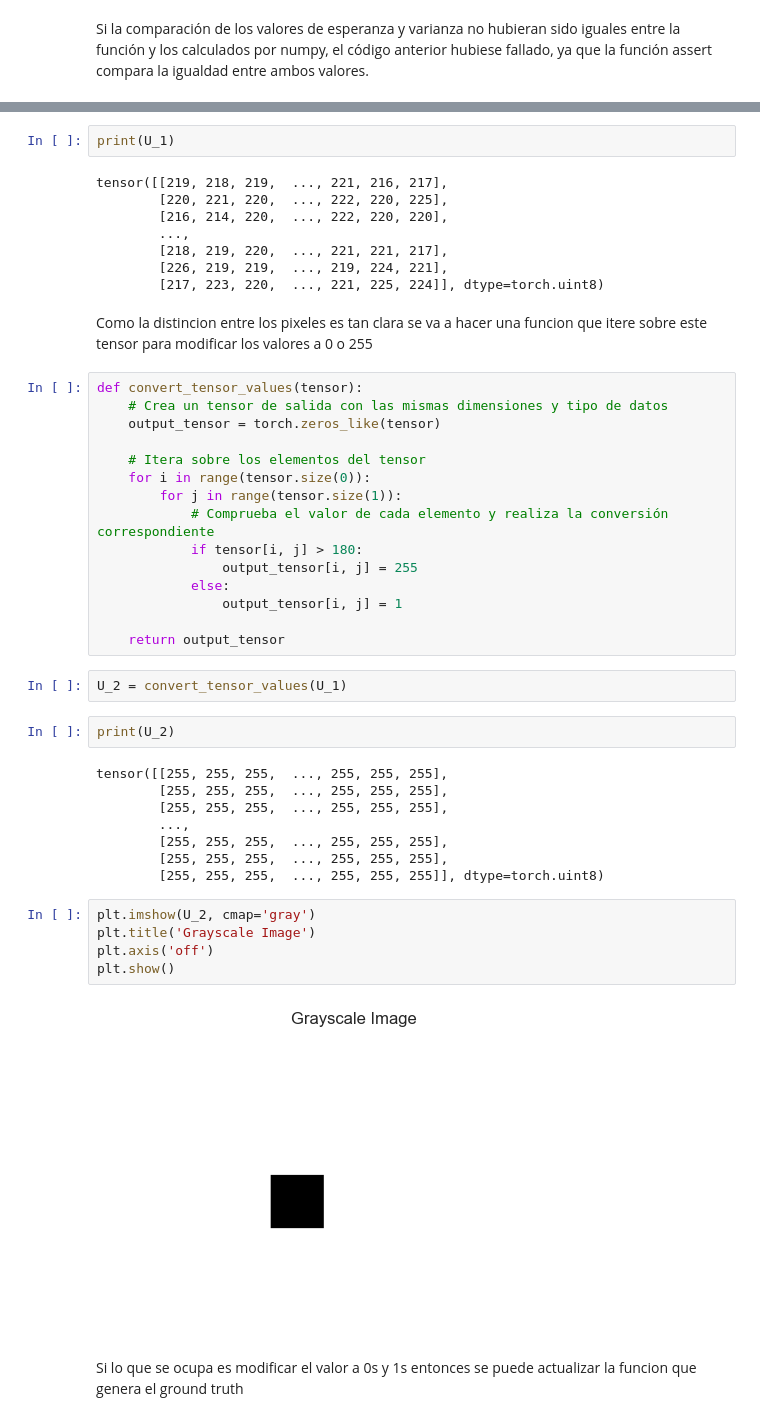
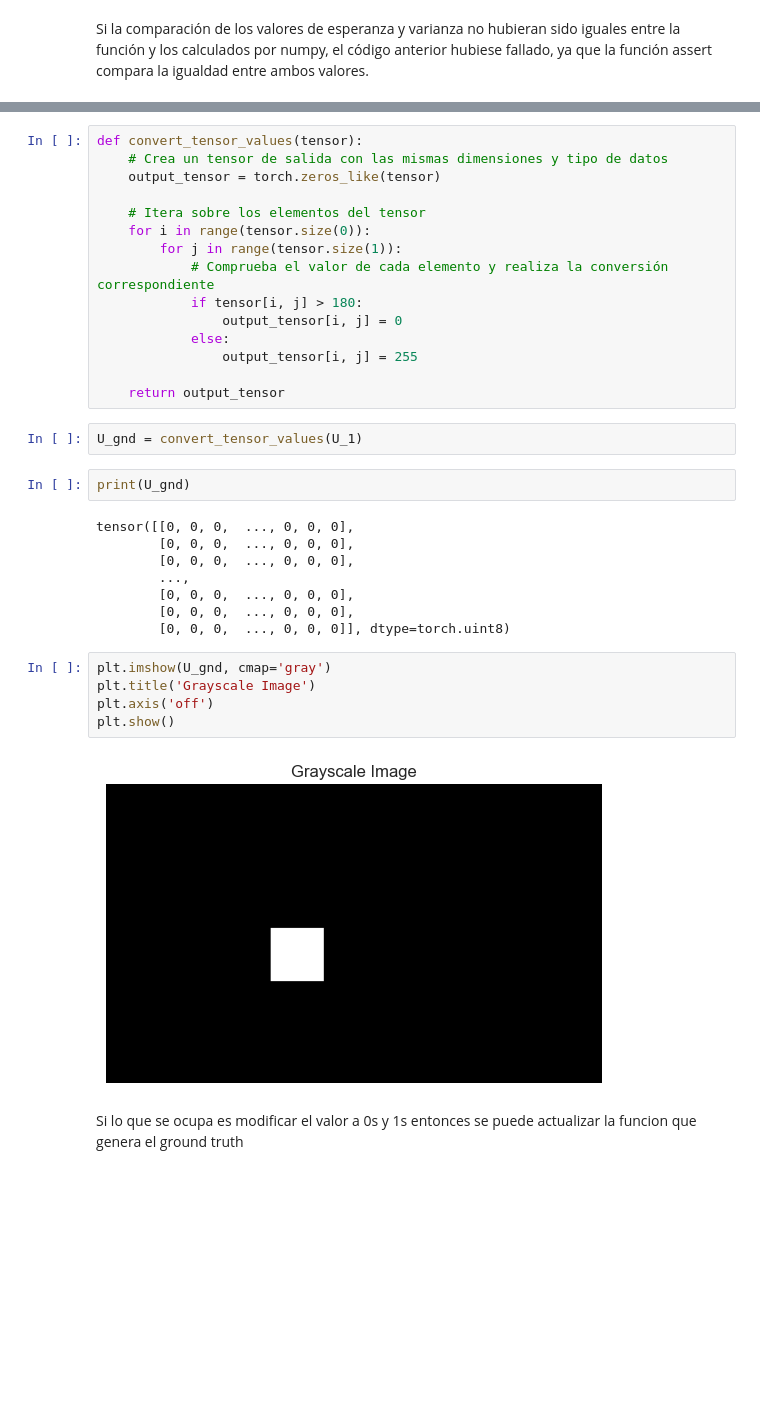
Before and after one commit to Salim-1990/Data-Science-Statistics, a Jupyter notebook: TP_01/TP1.ipynb, the cells around one changed output, grey strips where cells are left out. Cells and saved outputs as stored; diff of their text form; blank space fills up the shorter version.

```diff
--- a/TP_01/TP1.ipynb
+++ b/TP_01/TP1.ipynb
@@ -278,49 +307,37 @@ Si la comparación de los valores de esperanza y varianza no hubieran sido igual
+# %%
+def convert_tensor_values(tensor):
+    # Crea un tensor de salida con las mismas dimensiones y tipo de datos
+    output_tensor = torch.zeros_like(tensor)
+
+    # Itera sobre los elementos del tensor
+    for i in range(tensor.size(0)):
+        for j in range(tensor.size(1)):
+            # Comprueba el valor de cada elemento y realiza la conversión correspondiente
+            if tensor[i, j] > 180:
+                output_tensor[i, j] = 0
+            else:
+                output_tensor[i, j] = 255
+
+    return output_tensor
+# %%
+U_gnd = convert_tensor_values(U_1)
 # %%
-print(U_1)
+print(U_gnd)
 # %% [output]
-tensor([[219, 218, 219,  ..., 221, 216, 217],
-        [220, 221, 220,  ..., 222, 220, 225],
-        [216, 214, 220,  ..., 222, 220, 220],
+tensor([[0, 0, 0,  ..., 0, 0, 0],
+        [0, 0, 0,  ..., 0, 0, 0],
+        [0, 0, 0,  ..., 0, 0, 0],
         ...,
-        [218, 219, 220,  ..., 221, 221, 217],
-        [226, 219, 219,  ..., 219, 224, 221],
-        [217, 223, 220,  ..., 221, 225, 224]], dtype=torch.uint8)
+        [0, 0, 0,  ..., 0, 0, 0],
+        [0, 0, 0,  ..., 0, 0, 0],
+        [0, 0, 0,  ..., 0, 0, 0]], dtype=torch.uint8)
-# %% [markdown]
-Como la distincion entre los pixeles es tan clara se va a hacer una funcion que itere sobre este tensor para modificar los valores a 0 o 255
-# %%
-def convert_tensor_values(tensor):
-    # Crea un tensor de salida con las mismas dimensiones y tipo de datos
-    output_tensor = torch.zeros_like(tensor)
-
-    # Itera sobre los elementos del tensor
-    for i in range(tensor.size(0)):
-        for j in range(tensor.size(1)):
-            # Comprueba el valor de cada elemento y realiza la conversión correspondiente
-            if tensor[i, j] > 180:
-                output_tensor[i, j] = 255
-            else:
-                output_tensor[i, j] = 1
-
-    return output_tensor
-# %%
-U_2 = convert_tensor_values(U_1)
-# %%
-print(U_2)
-# %% [output]
-tensor([[255, 255, 255,  ..., 255, 255, 255],
-        [255, 255, 255,  ..., 255, 255, 255],
-        [255, 255, 255,  ..., 255, 255, 255],
-        ...,
-        [255, 255, 255,  ..., 255, 255, 255],
-        [255, 255, 255,  ..., 255, 255, 255],
-        [255, 255, 255,  ..., 255, 255, 255]], dtype=torch.uint8)
 # %%
-plt.imshow(U_2, cmap='gray')
+plt.imshow(U_gnd, cmap='gray')
 plt.title('Grayscale Image')
 plt.axis('off')
 plt.show()
 # %% [output]
-[figure, old version]
+[figure, new version]
 # %% [markdown]
 Si lo que se ocupa es modificar el valor a 0s y 1s entonces se puede actualizar la funcion que genera el ground truth
 # %% [markdown]
```
Also changed, not shown: parts of 25 cells of this notebook.
